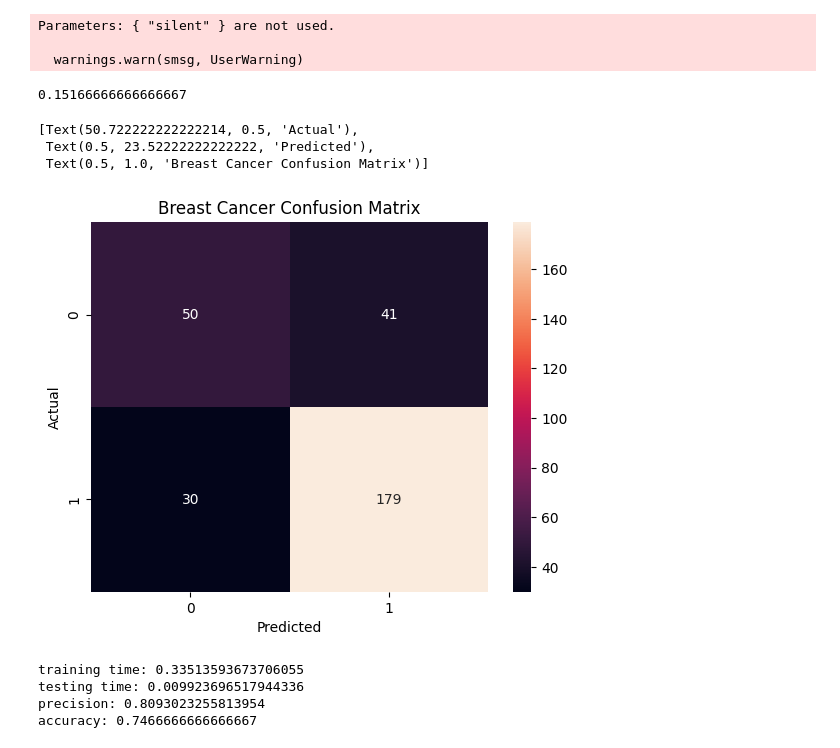
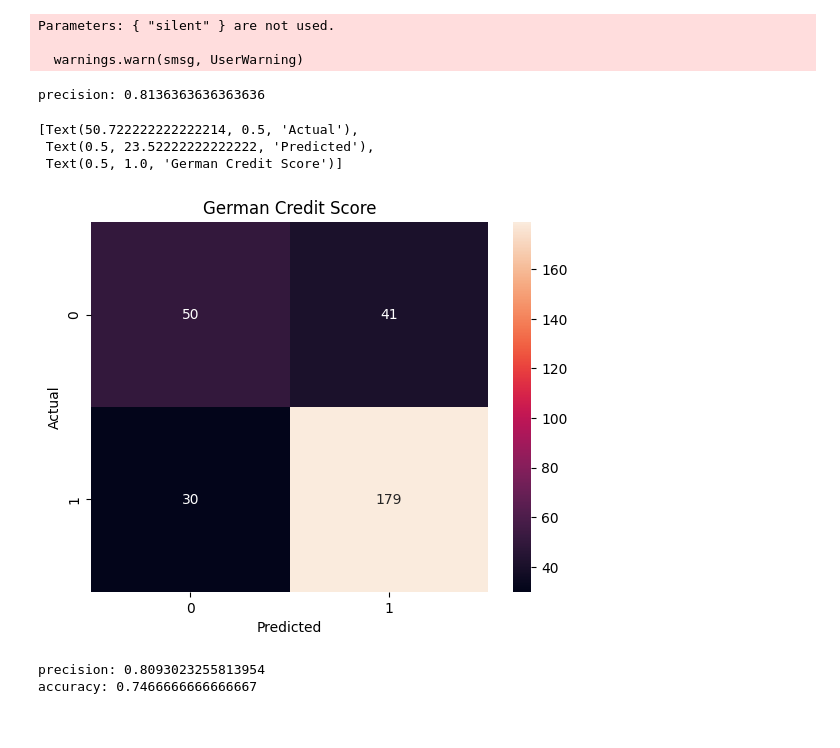
Before and after one commit to yosia-md/credit-risk, a Jupyter notebook: Credit_Risk.ipynb, the cells around one changed output. Cells and saved outputs as stored; diff of their text form; code cells hidden in the pictures.

```diff
--- a/Credit_Risk.ipynb
+++ b/Credit_Risk.ipynb
@@ -198,7 +200,7 @@ X_train, y_train = sm.fit_resample(X_train, y_train)
 # %%
 from sklearn.linear_model import LogisticRegression
 from sklearn.metrics import accuracy_score, log_loss, hamming_loss, f1_score
-logreg = LogisticRegression(random_state=0).fit(X, y)
+logreg = LogisticRegression(random_state=0)
 logreg.fit(X_train,y_train)
 y_pred_X = logreg.predict(X_train)
 print('Training accuracy is {}'.format(accuracy_score(y_train, y_pred_X)))
@@ -244,29 +246,27 @@ best_preds = np.asarray([np.argmax(line) for line in preds])
 # %%
 from sklearn.metrics import precision_score
 from seaborn import heatmap
 from sklearn.metrics import precision_score, accuracy_score, confusion_matrix
-print(precision_score(y_test, best_preds, average='macro'))
+print("precision:", precision_score(y_test, preds))
 conf_mat = confusion_matrix(y_test, preds)
 ax = heatmap(conf_mat, annot=True, fmt='.4g')
-ax.set(ylabel="Actual", xlabel="Predicted", title="Breast Cancer Confusion Matrix")
+ax.set(ylabel="Actual", xlabel="Predicted", title="German Credit Score")
 # %% [output]
-0.15166666666666667
+precision: 0.8136363636363636
 [Text(50.722222222222214, 0.5, 'Actual'),
  Text(0.5, 23.52222222222222, 'Predicted'),
- Text(0.5, 1.0, 'Breast Cancer Confusion Matrix')]
+ Text(0.5, 1.0, 'German Credit Score')]
-[figure, old version]
+[figure, new version]
 # %%
 from sklearn.ensemble import AdaBoostClassifier
 from sklearn.tree import DecisionTreeClassifier
 
-ada = AdaBoostClassifier(base_estimator=DecisionTreeClassifier(max_depth=3),learning_rate=0.3, algorithm='SAMME') #initialize
+ada = AdaBoostClassifier(base_estimator=DecisionTreeClassifier(max_depth=3),learning_rate=0.3, algorithm='SAMME')
 ada_fit = ada.fit(X_train, y_train)
 preds = ada_fit.predict(X_test)
 
 print("precision:", precision_score(y_test, preds))
 print("accuracy:", accuracy_score(y_test, preds))
 # %% [output]
-training time: 0.33513593673706055
-testing time: 0.009923696517944336
 precision: 0.8093023255813954
 accuracy: 0.7466666666666667
```
Also changed, not shown: parts of 1 cell of this notebook.
